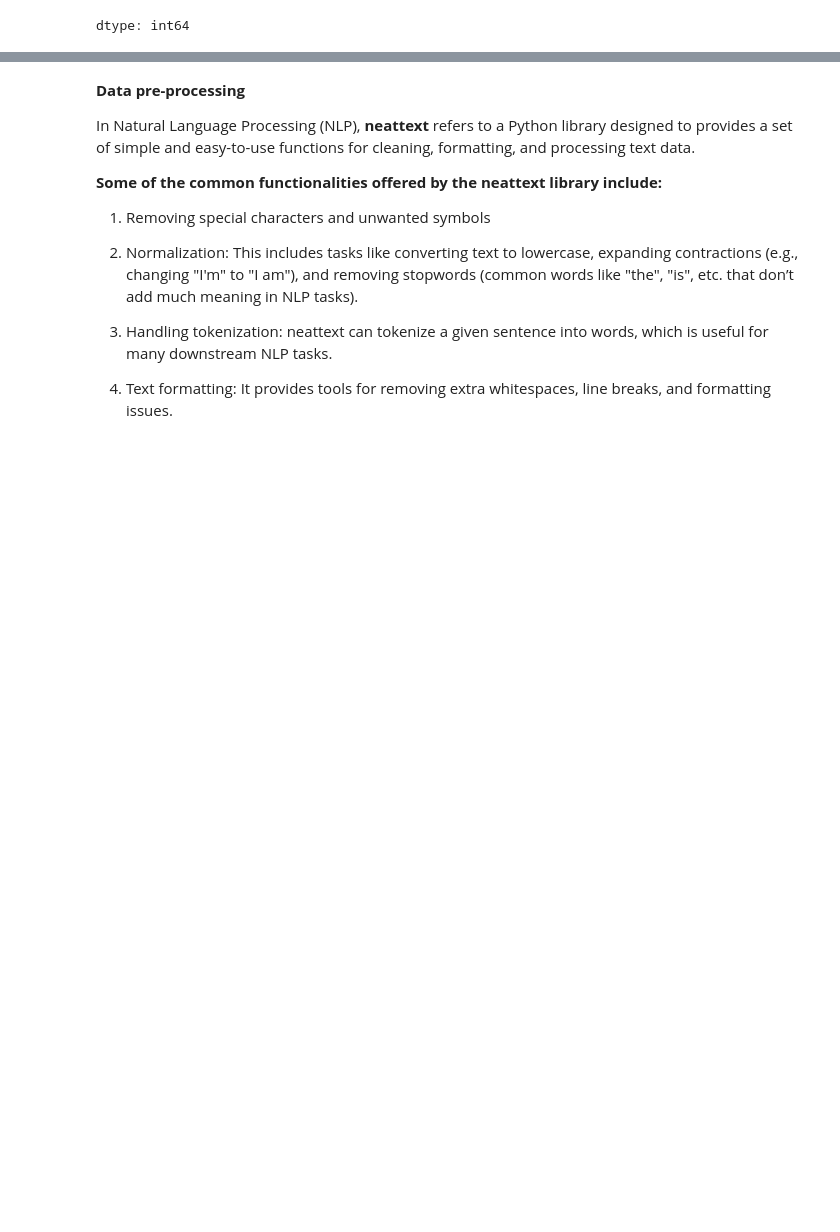
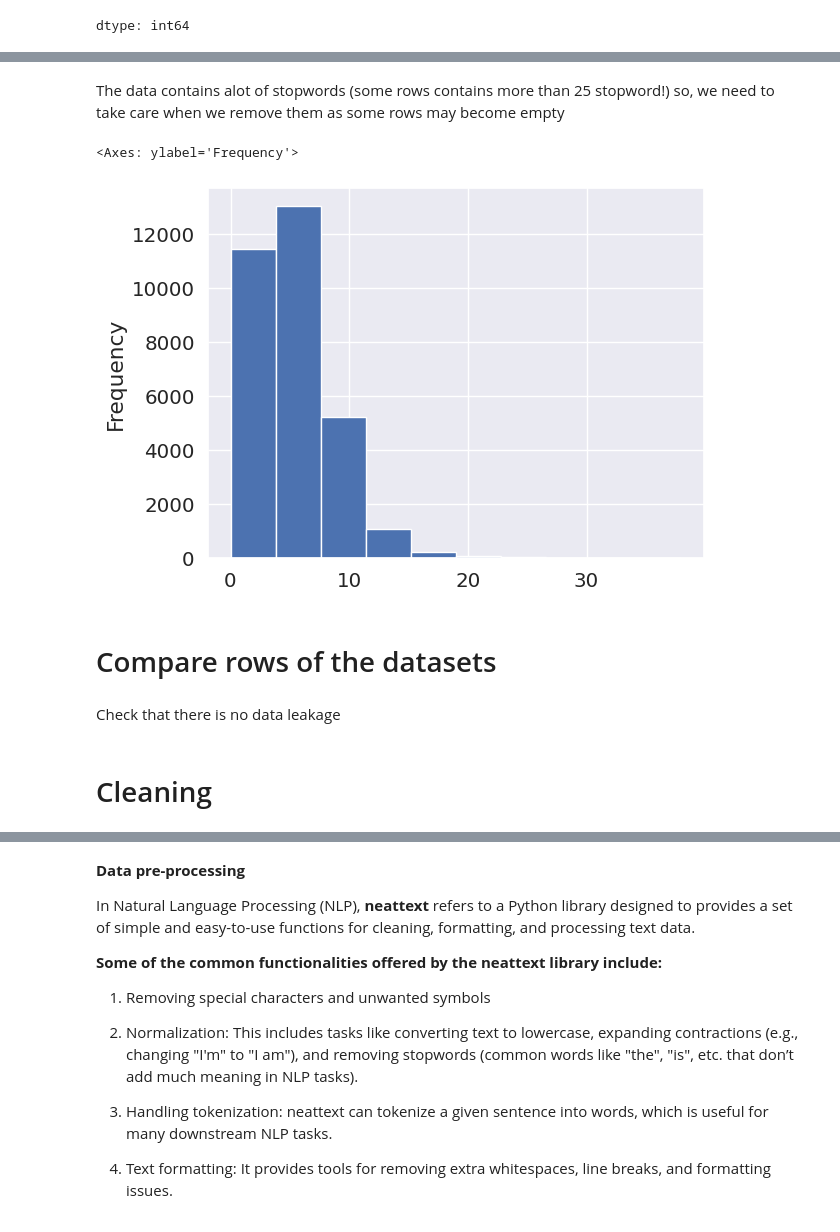
Before and after one commit to tashir0605/SentimentSphere, a Jupyter notebook: Emotion Through Text/Human_Emotion_through_text.ipynb, the cells around one changed output, grey strips where cells are left out. Saved outputs shown, nothing was run; the diff lists cells and outputs as text; code cells hidden in the pictures; blank space fills up the shorter version.

```diff
--- a/Emotion Through Text/Human_Emotion_through_text.ipynb
+++ b/Emotion Through Text/Human_Emotion_through_text.ipynb
@@ -41,0 +141,5 @@ sns.countplot(x='Emotion',data=df)
+# %%
+#removing duplicated values
+index = df[df.duplicated() == True].index
+df.drop(index, axis = 0, inplace = True)
+df.reset_index(inplace=True, drop = True)
@@ -41,0 +182,13 @@ sns.countplot(x='Emotion',data=df)
+# %%
+# Check which texts have conflicting emotions
+conflicting_texts = df.groupby("Text")["Emotion"].nunique()
+conflicting_texts = conflicting_texts[conflicting_texts > 1]  # Keep only those with more than 1 unique emotion
+
+# Print conflicts
+print(df[df["Text"].isin(conflicting_texts.index)])
+
+# Now, let's keep only the most frequent emotion for each text
+df = df.groupby("Text").agg(lambda x: x.value_counts().idxmax()).reset_index()
+
+# Print new shape after handling duplicates properly
+print(df.shape)
@@ -41,0 +220,6 @@ sns.countplot(x='Emotion',data=df)
+# %%
+#Count the number of stopwords in the data
+temp =df.copy()
+stop_words = set(stopwords.words("english"))
+temp['stop_words'] = temp['Text'].apply(lambda x: len(set(x.split()) & set(stop_words)))
+temp.stop_words.value_counts()
@@ -41,0 +246,12 @@ sns.countplot(x='Emotion',data=df)
+# %% [markdown]
+The data contains alot of stopwords (some rows contains more than 25 stopword!) so, we need to take care when we remove them as some rows may become empty
+# %%
+#distribution of stopwords visually
+temp['stop_words'].plot(kind= 'hist')
+# %% [output]
+<Axes: ylabel='Frequency'>
+[figure, added]
+# %% [markdown]
+# Compare rows of the datasets
+# %% [markdown]
+Check that there is no data leakage
@@ -41,0 +275,2 @@ sns.countplot(x='Emotion',data=df)
+# %% [markdown]
+# Cleaning
```
Also changed, not shown: parts of 20 cells of this notebook.
